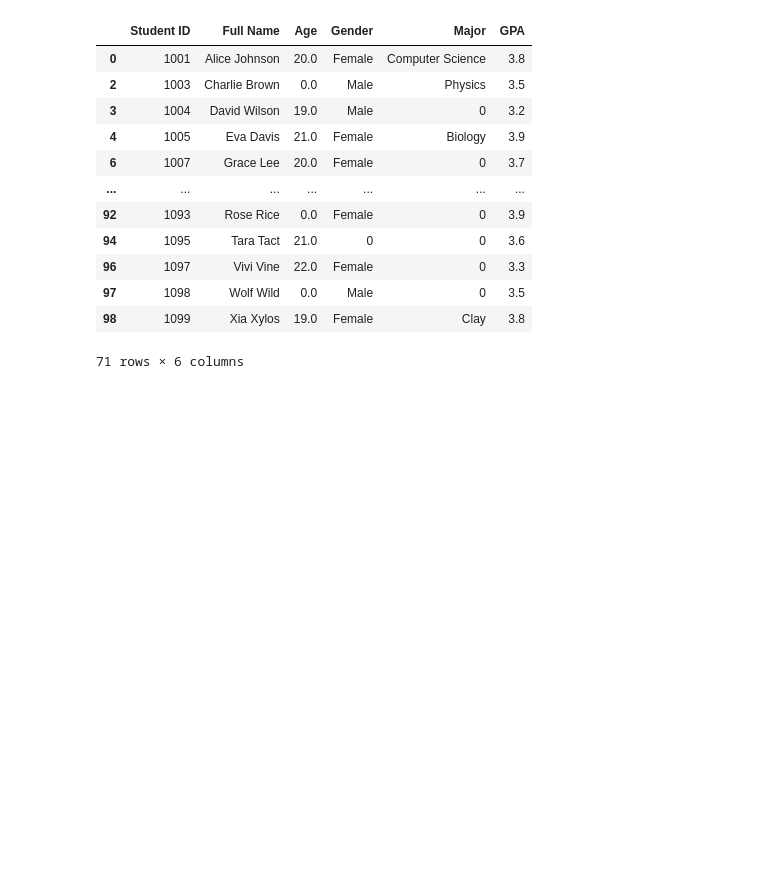
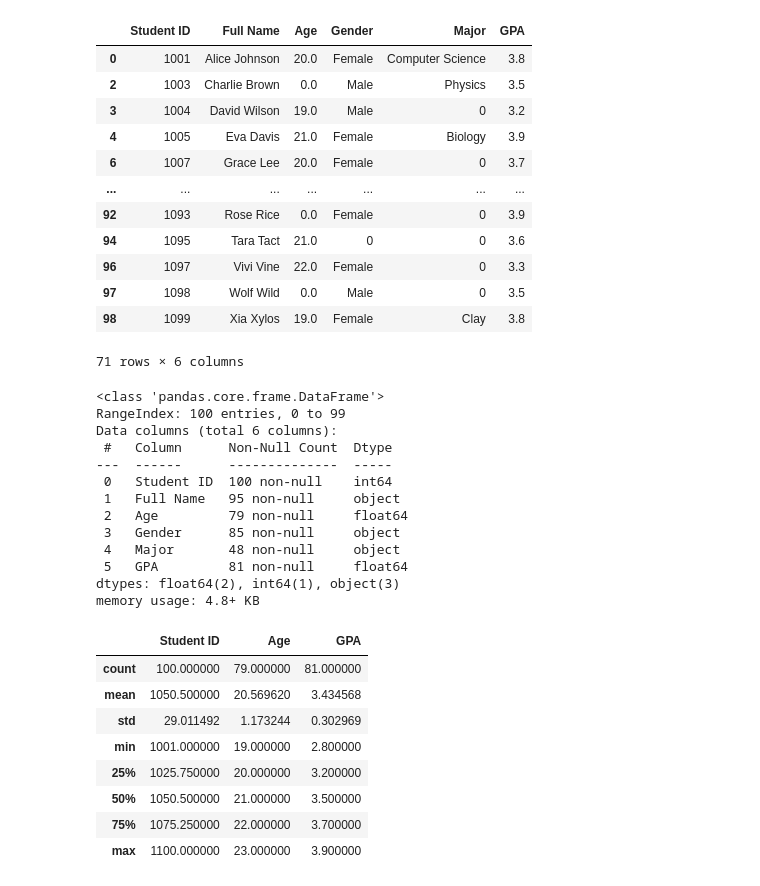
Before and after one commit to pankajvshnv/Data-Science, a Jupyter notebook: numpy.ipynb, the cells around one changed output. Cells and saved outputs as stored; diff of their text form; code cells hidden in the pictures; blank space fills up the shorter version.

```diff
--- a/numpy.ipynb
+++ b/numpy.ipynb
@@ -2254,0 +2259,26 @@ df.to_csv("data_updated.csv")
+# %%
+df.info()
+df.describe()
+# %% [output]
+<class 'pandas.core.frame.DataFrame'>
+RangeIndex: 100 entries, 0 to 99
+Data columns (total 6 columns):
+ #   Column      Non-Null Count  Dtype
+---  ------      --------------  -----
+ 0   Student ID  100 non-null    int64
+ 1   Full Name   95 non-null     object
+ 2   Age         79 non-null     float64
+ 3   Gender      85 non-null     object
+ 4   Major       48 non-null     object
+ 5   GPA         81 non-null     float64
+dtypes: float64(2), int64(1), object(3)
+memory usage: 4.8+ KB
+|  | Student ID | Age | GPA |
+| count | 100.000000 | 79.000000 | 81.000000 |
+| mean | 1050.500000 | 20.569620 | 3.434568 |
+| std | 29.011492 | 1.173244 | 0.302969 |
+| min | 1001.000000 | 19.000000 | 2.800000 |
+| 25% | 1025.750000 | 20.000000 | 3.200000 |
+| 50% | 1050.500000 | 21.000000 | 3.500000 |
+| 75% | 1075.250000 | 22.000000 | 3.700000 |
+| max | 1100.000000 | 23.000000 | 3.900000 |
```
Also changed, not shown: parts of 9 cells of this notebook, 1 other file.
